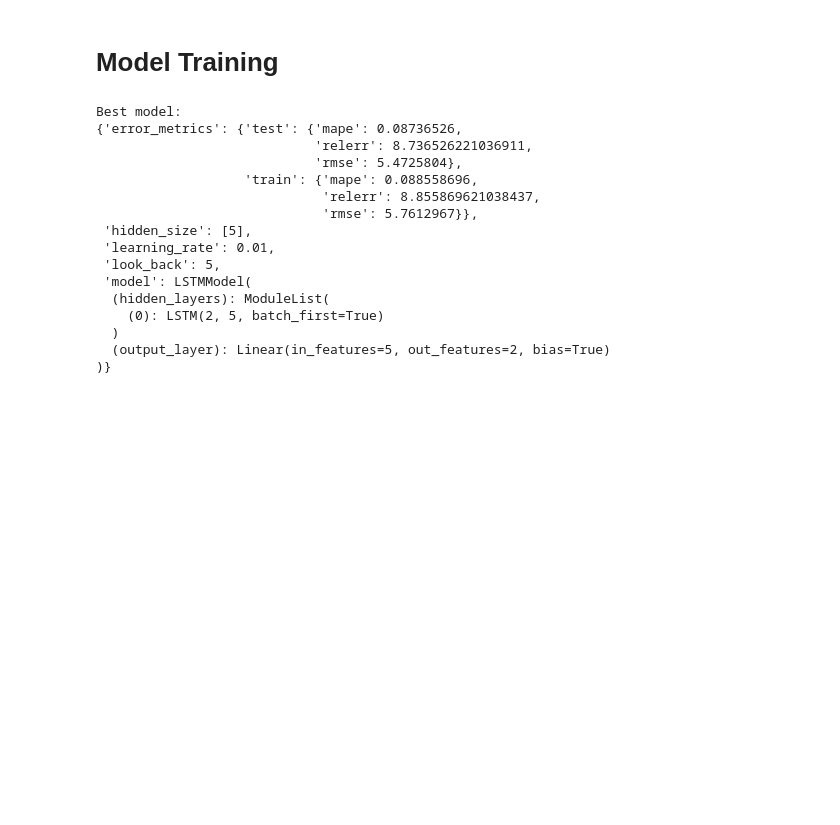
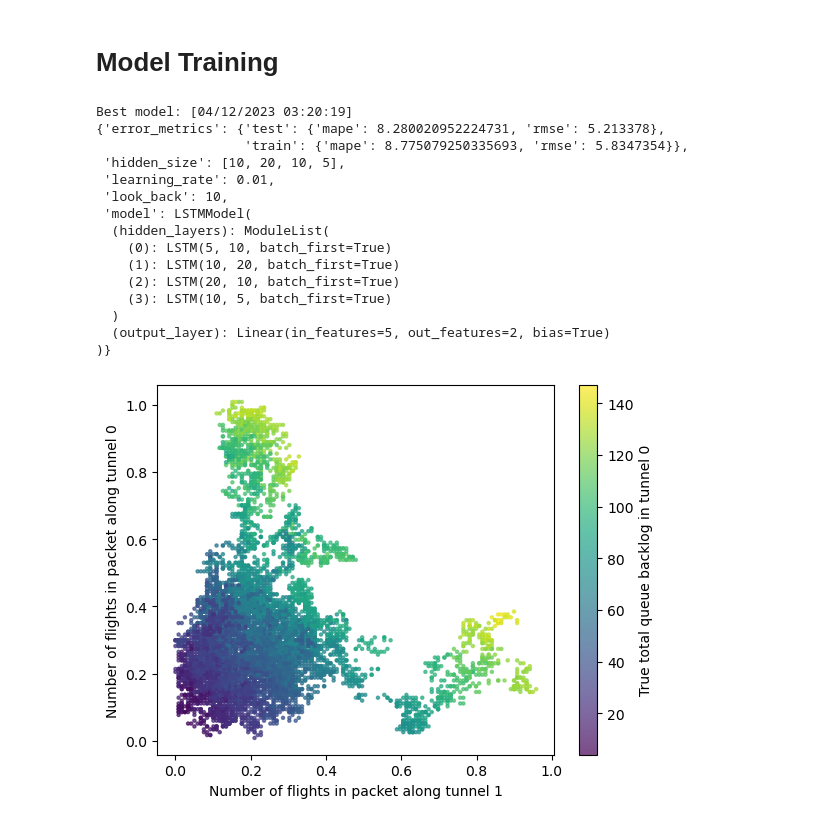
Before and after one commit to SathwikChadaga/underlay-backlog-estimation, a Jupyter notebook: lstm_backlog_prediction.ipynb, the cells around one changed output. Saved outputs shown, nothing was run; the diff lists cells and outputs as text; code cells hidden in the pictures; blank space fills up the shorter version.

```diff
--- a/lstm_backlog_prediction.ipynb
+++ b/lstm_backlog_prediction.ipynb
@@ -124,22 +127,21 @@ def define_and_train_model(device, hidden_sizes, learning_rate, num_epochs, x_tr
 # %%
 def get_error_rates(lstm_predictor, x, y, data_processer):
     # get predictions
+    lstm_predictor.eval()
     y_pred = lstm_predictor.evaluate(x)
 
     # rescale back to queue sizes
     _, y_pred_unscaled = data_processer.inverse_scale(x_scaled=0, y_scaled=y_pred)
     _, y_unscaled = data_processer.inverse_scale(x_scaled=0, y_scaled=y)
-    y_pred_unscaled = y_pred_unscaled.cpu().numpy()
+    y_pred_unscaled = np.round(y_pred_unscaled.cpu().numpy())
     y_unscaled = y_unscaled.cpu().numpy()
 
-    # calculate root mean squared error, max absolute percentage error, and relative error
-    rmse = mean_squared_error(y_unscaled, y_pred_unscaled, squared = False) # print('RMS error = ', np.sqrt(np.mean((Y_predicted-Y)**2)))
-    mape = mean_absolute_percentage_error(y_unscaled[y_unscaled>0], y_pred_unscaled[y_unscaled>0])
-    relerr = 100*np.mean(np.abs(y_pred_unscaled-y_unscaled)[y_unscaled>0]/y_unscaled[y_unscaled>0])
+    # calculate root mean squared error, and max absolute percentage error
+    rmse = mean_squared_error(y_unscaled, y_pred_unscaled, squared = False) # rms = np.sqrt(np.mean((Y_predicted-Y)**2))
+    mape = mean_absolute_percentage_error(y_unscaled[y_unscaled>0], y_pred_unscaled[y_unscaled>0])*100 # mape = 100*np.mean(np.abs(y_pred_unscaled-y_unscaled)[y_unscaled>0]/y_unscaled[y_unscaled>0])
 
     error_rates = {'rmse': rmse,
-                   'mape': mape,
-                   'relerr': relerr}
+                   'mape': mape}
 
     return error_rates, y_unscaled, y_pred_unscaled
 # %%
@@ -164,10 +166,10 @@ reload(model_trainer_class)
 device = torch.device('cuda' if torch.cuda.is_available() else 'cpu')
 
 # create hyperparamer lists to explore
-look_back_list = [5, 10]
-hidden_sizes_list = [[5], [10], [5,5], [5,10], [10,5], [10,10]]
-learning_rate_list = [1e-2, 5e-3, 1e-3]
-num_epochs = 200
+look_back_list = [10]
+hidden_sizes_list = [[10,20,10,5], [5,5,5]]
+learning_rate_list = [1e-2] #[5e-2, 1e-2, 5e-3]
+num_epochs = 250
 saved_models = []
 
 for look_back in look_back_list:
@@ -186,24 +188,45 @@ for look_back in look_back_list:
                     })
 
 # sort models according to best test rmse error
-saved_models.sort(key = lambda x: (x['error_metrics']['test']['rmse'], x['error_metrics']['test']['relerr'])) # (future): technically should have validation data and sort according to that
+saved_models.sort(key = lambda x: (x['error_metrics']['test']['rmse'], x['error_metrics']['test']['mape'])) # (future): technically should have validation data and sort according to that
 # %%
-print('Best model:')
+print('Best model:', f'[{datetime.now().strftime("%d/%m/%Y %H:%M:%S")}]')
 pprint(saved_models[0])
 # %% [output]
-Best model:
-{'error_metrics': {'test': {'mape': 0.08736526,
-                            'relerr': 8.736526221036911,
-                            'rmse': 5.4725804},
-                   'train': {'mape': 0.088558696,
-                             'relerr': 8.855869621038437,
-                             'rmse': 5.7612967}},
- 'hidden_size': [5],
+Best model: [04/12/2023 03:20:19]
+{'error_metrics': {'test': {'mape': 8.280020952224731, 'rmse': 5.213378},
+                   'train': {'mape': 8.775079250335693, 'rmse': 5.8347354}},
+ 'hidden_size': [10, 20, 10, 5],
  'learning_rate': 0.01,
- 'look_back': 5,
+ 'look_back': 10,
  'model': LSTMModel(
   (hidden_layers): ModuleList(
-    (0): LSTM(2, 5, batch_first=True)
+    (0): LSTM(5, 10, batch_first=True)
+    (1): LSTM(10, 20, batch_first=True)
+    (2): LSTM(20, 10, batch_first=True)
+    (3): LSTM(10, 5, batch_first=True)
   )
   (output_layer): Linear(in_features=5, out_features=2, bias=True)
 )}
+# %%
+look_back = saved_models[0]['look_back']
+
+# prepare data
+data_processer, x_train, y_train, x_test, y_test = prepare_data(device, tunnel_backlogs, packets_in_flight, look_back)
+
+# define and train model
+lstm_predictor = saved_models[0]['model']
+
+# get performance metrics
+train_error_rates, _, _ = get_error_rates(lstm_predictor, x_train, y_train, data_processer)
+test_error_rates, y, y_pred = get_error_rates(lstm_predictor, x_test, y_test, data_processer)
+error_metrics = {'train': train_error_rates, 'test': test_error_rates}
+# %%
+import matplotlib.pyplot as plt
+plt.scatter(x_test[:,-1,:].cpu().numpy()[:, 1], x_test[:,-1,:].cpu().numpy()[:, 0], c = y[:,1], cmap='viridis', s=5, alpha=0.7)
+plt.xlabel('Number of flights in packet along tunnel 1')
+plt.ylabel('Number of flights in packet along tunnel 0')
+cbar = plt.colorbar()
+cbar.set_label('True total queue backlog in tunnel 0')
+# %% [output]
+[figure, added]
```
Also changed, not shown: parts of 4 cells of this notebook, 2 other files.
